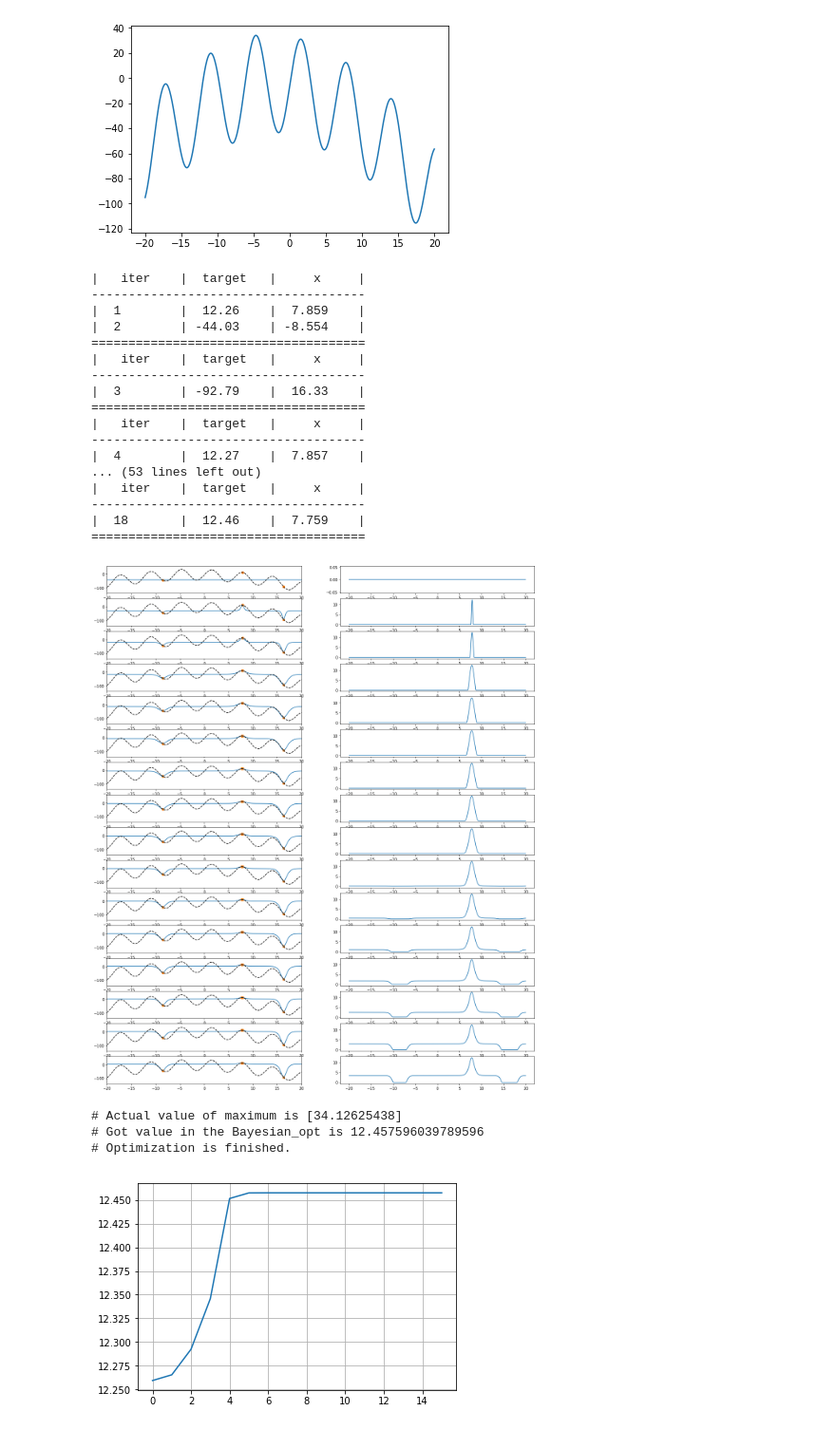
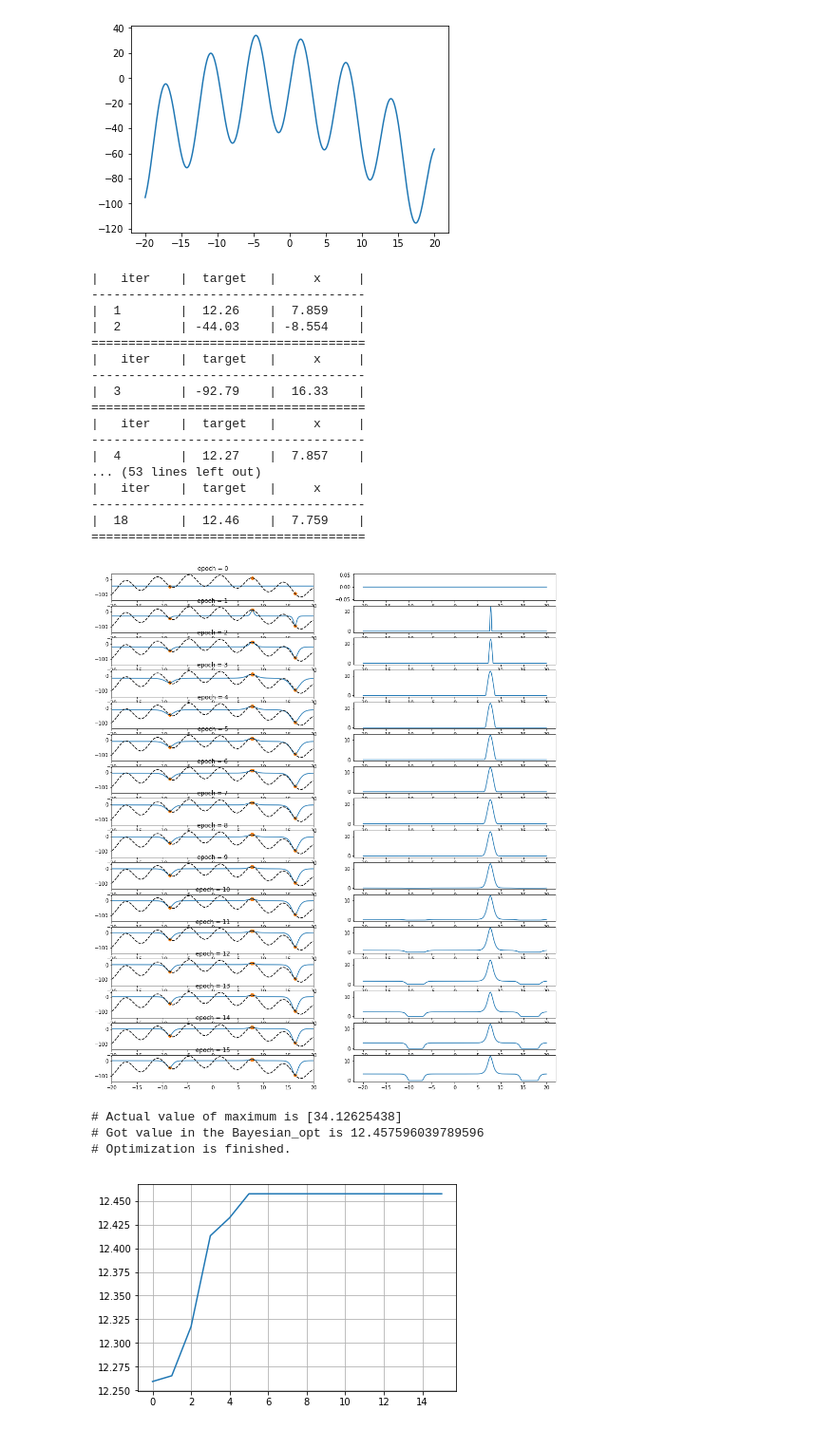
Before and after one commit to Yasushi-Shinohara/GPR_Note, a Jupyter notebook: Project5/Bopt_EI.ipynb, the cells around one changed output. Shown: that part at 95% size. Saved outputs shown, nothing was run; the diff lists cells and outputs as text; code cells hidden in the pictures.

```diff
--- a/Project5/Bopt_EI.ipynb
+++ b/Project5/Bopt_EI.ipynb
@@ -10,33 +10,35 @@ from bayes_opt import UtilityFunction
 np.random.seed(seed=123)
 # %%
 #Define data, supervised data
-#NOTE: Omitting the random value in the target_func for compatiblity with "BayesianOptimizaiont" library
-def target_func(x):
+#NOTE: Omitting the random value in the x2y for compatiblity with "BayesianOptimizaiont" library
+def x2y(x):
     return 40.0*np.sin(x/1.0) - (0.3*(x+6.0))**2 - (0.2*(x-4.0))**2 - 1.0*np.abs(x+2.0)
 xmin = -20
 xmax = 20
 Nx = 1000
 x = np.linspace(xmin, xmax, Nx).reshape(-1, 1)
 #NOTE: By omitting the random value, simply use vecotrized call is avaialble
-z = target_func(x)
+y = x2y(x)
 
-plt.plot(x, z);
+plt.plot(x, y)
+plt.show()
 # %% [output]
 [figure]
 # %%
-optimizer = BayesianOptimization(target_func, {'x': (xmin, xmax)}, random_state=123)
+optimizer = BayesianOptimization(x2y, {'x': (xmin, xmax)}, random_state=123)
 acqui_name = 'ei'
 #acqui_name = 'poi'
 #acqui_name = 'ucb'
-kappa = 1.0
+kappa = 5.0
+xi = 0.01
 maxval_list = []
 #
-epoch = 16 #Number of optimization
-Nplotevery = 1
-maxval = 'Initial'
-plt.figure(figsize=(20, 50))
+Nepoch = 16 #Number of optimization
+nplotevery = Nepoch//16 #Plot the results in every this number
+
+plt.figure(figsize=(16, 20))
 optimizer.maximize(init_points=2, n_iter=0, kappa=kappa)
-for i in range(epoch):
+for i in range(Nepoch):
     optimizer.maximize(init_points=0, n_iter=1, kappa=kappa)
     x_sample = np.array([[res["params"]["x"]] for res in optimizer.res])
     y_sample = np.array([res["target"] for res in optimizer.res])
@@ -44,52 +46,53 @@ for i in range(epoch):
     optimizer._gp.fit(x_sample, y_sample)
     mean, std = optimizer._gp.predict(x, return_std=True)
 
-    maxval = max(y_sample)                                                     #Update maximum value up to now
+    maxval = max(y_sample)           #Update maximum value up to now
     maxval_list.append(maxval)
-    utility_function = UtilityFunction(kind=acqui_name, kappa=kappa, xi=0)
+    utility_function = UtilityFunction(kind=acqui_name, kappa=kappa, xi=xi)
     acqui = utility_function.utility(x, optimizer._gp, 0)
-    if(i%Nplotevery==0):
-        plt.subplot(epoch*2,2,i*2+1)
+    if(i%nplotevery==0):
+        plt.subplot(Nepoch//nplotevery+1,2,(i//nplotevery)*2+1)
+        plt.title('epoch = '+str(i))
         plt.plot(x,np.array(mean))
-        plt.plot(x,z,'k--')
+        plt.plot(x,y,'k--')
         high_bound = mean+ 1.0*std
         lower_bound = mean- 1.0*std
         plt.fill_between(x[:,0],high_bound,lower_bound, alpha=0.5)
         plt.xlim(xmin,xmax)
-        plt.ylim(-140,60)
+        plt.ylim(1.2*np.amin(y),1.2*np.amax(y))
         plt.scatter(x_sample,y_sample)
-        plt.subplot(epoch*2,2,i*2+2)
+        plt.subplot(Nepoch//nplotevery+1,2,(i//nplotevery)*2+2)
         plt.plot(x,acqui)
-        plt.savefig("bayes_"+str(acqui_name)+".png")
+plt.savefig("bayes_"+str(acqui_name)+".png")
 plt.show()
 
-print("# Actual value of maximum is "+str(max(z)))
+print("# Actual value of maximum is "+str(max(y)))
 print("# Got value in the Bayesian_opt is "+str(maxval))
 print("# Optimization is finished.")
 plt.figure()
 plt.plot(maxval_list)
 plt.grid()
 plt.show()
 # %% [output]
 |   iter    |  target   |     x     |
 -------------------------------------
 |  1        |  12.26    |  7.859    |
 |  2        | -44.03    | -8.554    |
 =====================================
 |   iter    |  target   |     x     |
 -------------------------------------
 |  3        | -92.79    |  16.33    |
 =====================================
 |   iter    |  target   |     x     |
 -------------------------------------
 |  4        |  12.27    |  7.857    |
 ... (53 lines left out)
 |   iter    |  target   |     x     |
 -------------------------------------
 |  18       |  12.46    |  7.759    |
 =====================================
-[figure, old version]
+[figure, new version]
 # Actual value of maximum is [34.12625438]
 # Got value in the Bayesian_opt is 12.457596039789596
 # Optimization is finished.
-[figure, old version]
+[figure, new version]
```
Also changed, not shown: 4 other files.
